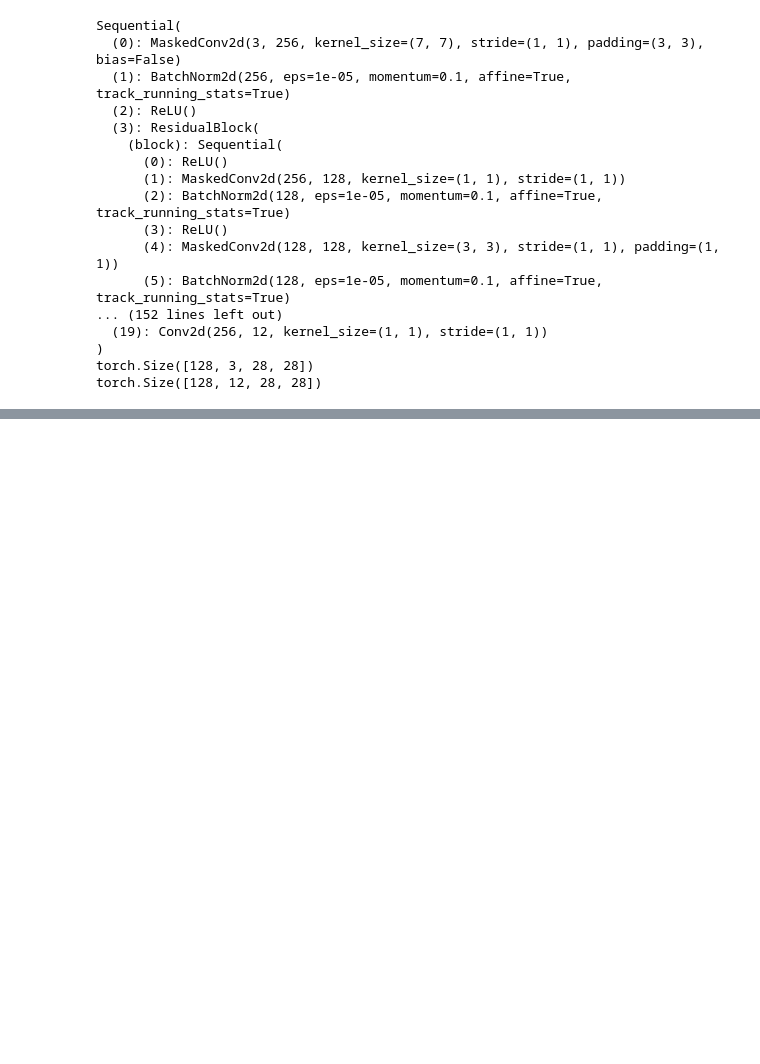
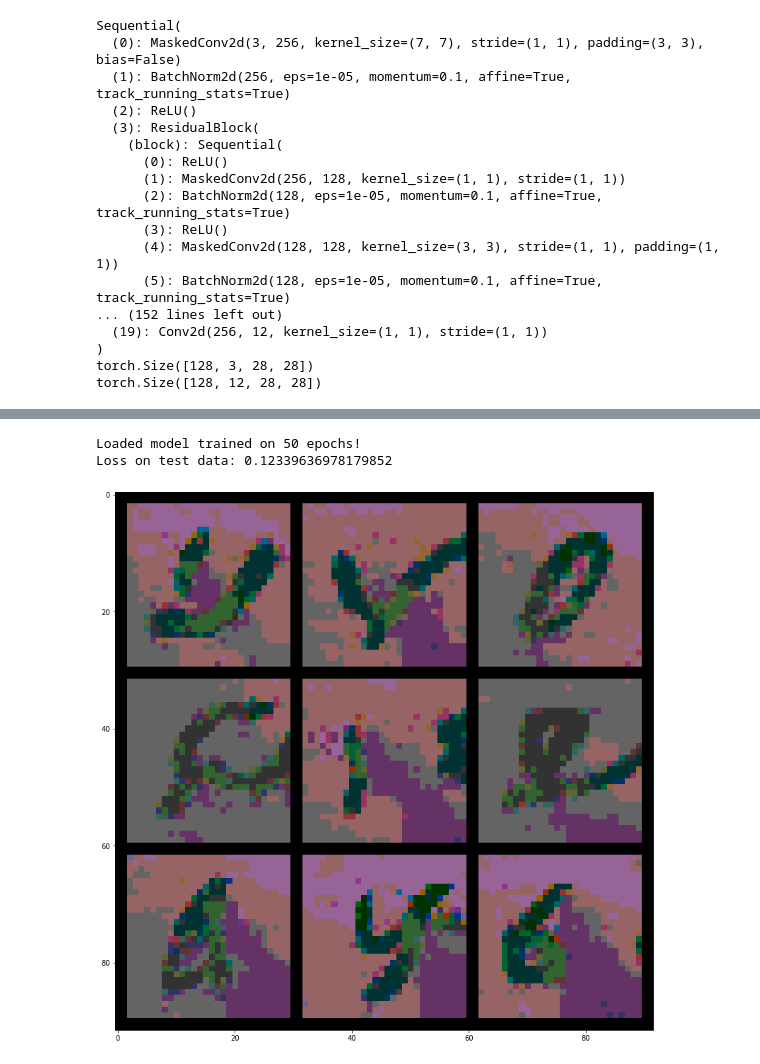
Before and after one commit to RamSaw/deep-unsupervised-learning, a Jupyter notebook: HW01_3.ipynb, the cells around one changed output, grey strips where cells are left out. Drawn from its saved outputs; the diff is of its cells as text; code cells hidden in the pictures; blank space fills up the shorter version.

```diff
--- a/HW01_3.ipynb
+++ b/HW01_3.ipynb
@@ -255,0 +278,40 @@ plt.show()
+# %%
+if model is None or Path('./model_50.pkl').exists():
+  model = nn.Sequential(*layers)
+  model.load_state_dict(torch.load('./model_50.pkl'))
+  print('Loaded model trained on 50 epochs!')
+
+model.to(device)
+model.train(False)
+test_losses = []
+with torch.no_grad():
+  for batch in testloader:
+      #batch = Variable(batch.cuda(async=True))
+      batch = batch.to(device)
+      out = model(batch)
+      loss = loss_function(out, batch)
+      test_losses.append(float(loss) / dimensions / np.log(2))
+print(f'Loss on test data: {np.mean(test_losses)}')
+# %% [output]
+Loaded model trained on 50 epochs!
+Loss on test data: 0.12339636978179852
+# %%
+def sample_images(model, N=9):
+  model.to(device)
+  samples = torch.zeros((N, 3, 28, 28)).to(device)
+  with torch.no_grad():
+    for y in range(28):
+      for x in range(28):
+        for c in range(3):
+          probs = model(samples)
+          probs = probs.reshape(probs.shape[0], 3, 4, 28, 28).permute(0, 1, 3, 4, 2)
+          probs = F.softmax(probs, dim=-1).detach().cpu().numpy()
+          for i in range(N):
+            samples[i, c, y, x] = np.random.choice(4, p=probs[i, c, y, x])
+  return samples
+
+sampled_images = sample_images(model, 9)
+grid = torchvision.utils.make_grid(sampled_images.long(), nrow=3)
+imshow(grid)
+# %% [output]
+[figure, added]
```
Also changed, not shown: parts of 8 cells of this notebook.
